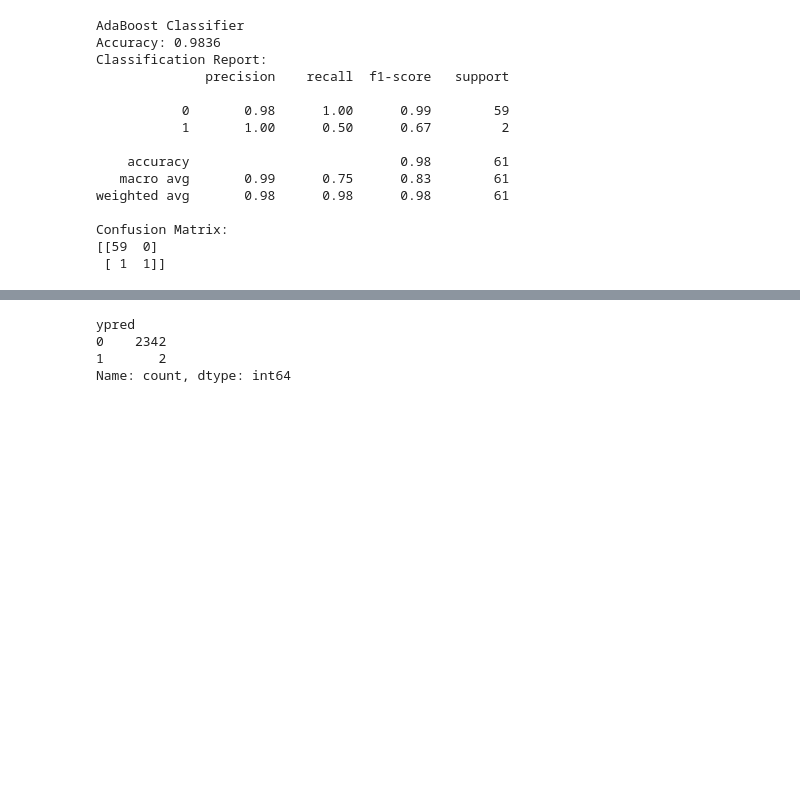
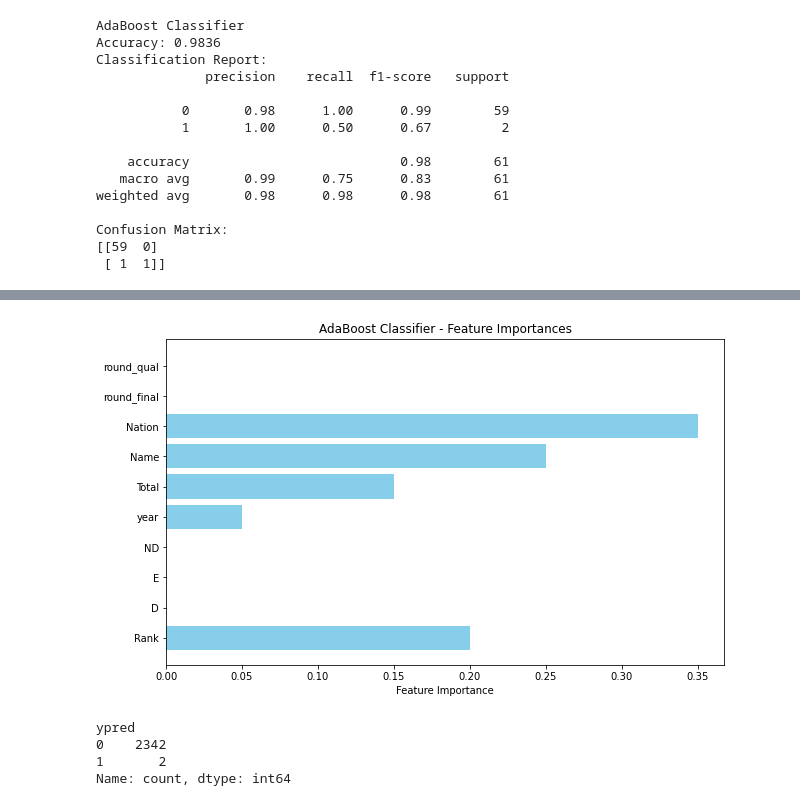
Before and after one commit to RyanTal/Data_Mining, a Jupyter notebook: modeling/men/hb.ipynb, the cells around one changed output, grey strips where cells are left out. Saved outputs shown, nothing was run; the diff lists cells and outputs as text; code cells hidden in the pictures; blank space fills up the shorter version.

Commit message:
Update models and questions

```diff
--- a/modeling/men/hb.ipynb
+++ b/modeling/men/hb.ipynb
@@ -154,0 +157,23 @@ Confusion Matrix:
+# %%
+from sklearn.model_selection import train_test_split
+from sklearn.ensemble import AdaBoostClassifier
+
+y = df['medal']
+X = df.drop(columns=['medal'])
+
+# Split the data into training and testing sets
+X_train, X_test, y_train, y_test = train_test_split(X, y, test_size=0.12, random_state=42)
+
+# Initialize the AdaBoost classifier
+clf = AdaBoostClassifier(n_estimators=20, learning_rate=0.35)
+
+# Fit the model to the training data
+clf.fit(X_train, y_train)
+
+# Extract feature importances
+feature_importances = clf.feature_importances_
+
+# Print feature importances
+print("Feature Importances:")
+for feature, importance in zip(X.columns, feature_importances):
+    print(f"{feature}: {importance:.4f}")
@@ -155,3 +192,19 @@ Confusion Matrix:
+# %%
+import matplotlib.pyplot as plt
+
+# Assuming you have X_train, X_test, y_train, y_test already defined and clf is trained
+
+# Extract feature importances
+feature_importances = clf.feature_importances_
+
+# Plot feature importances
+plt.figure(figsize=(10, 6))
+plt.barh(X.columns, feature_importances, color='skyblue')
+plt.xlabel('Feature Importance')
+plt.title('AdaBoost Classifier - Feature Importances')
+plt.show()
+# %% [output]
+[figure, added]
 # %%
 olymp = pd.read_csv('../../Data/cleandata22-23/encoded_m_olympics_hb.csv')
 # %%
```
Also changed, not shown: parts of 2 cells of this notebook, 14 other files.
